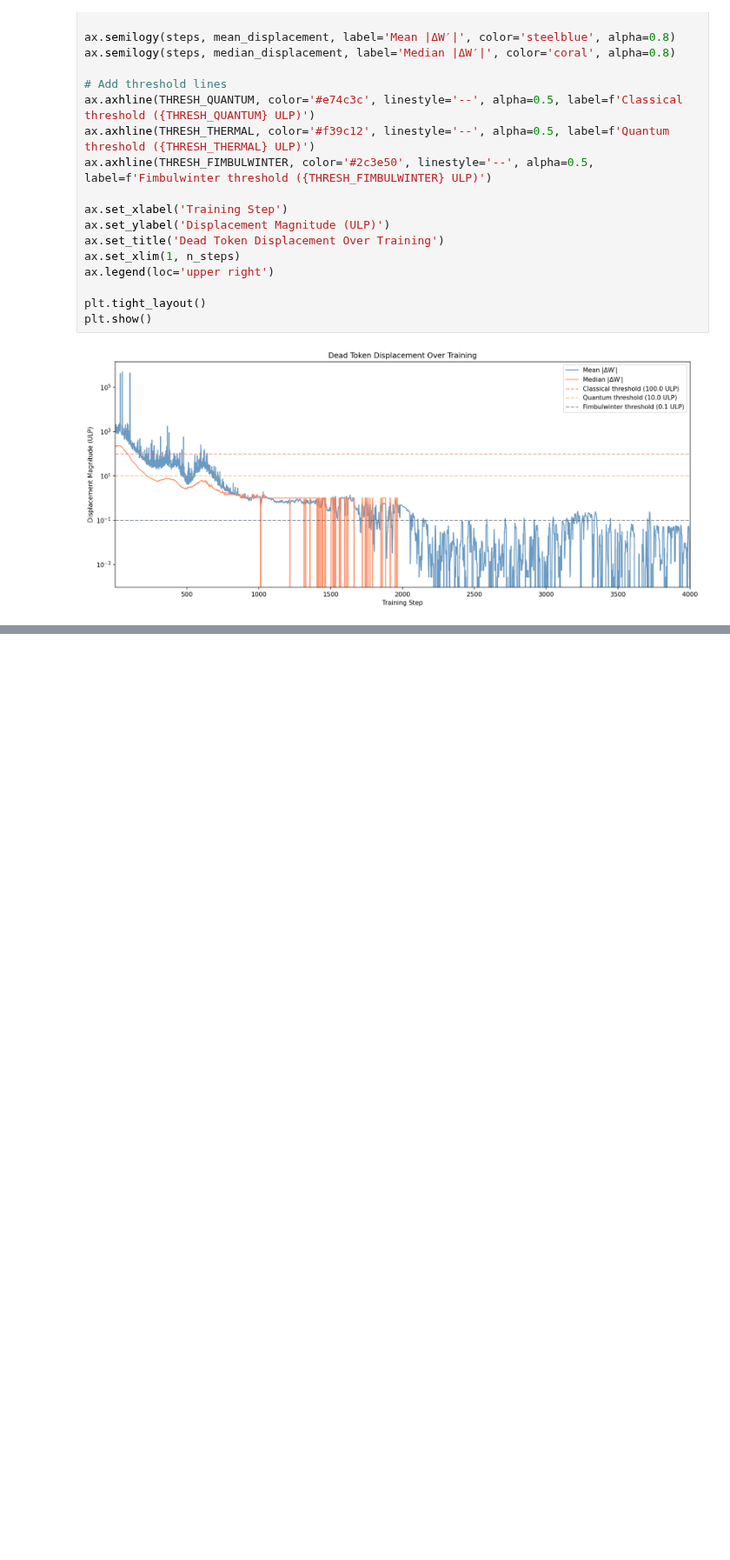
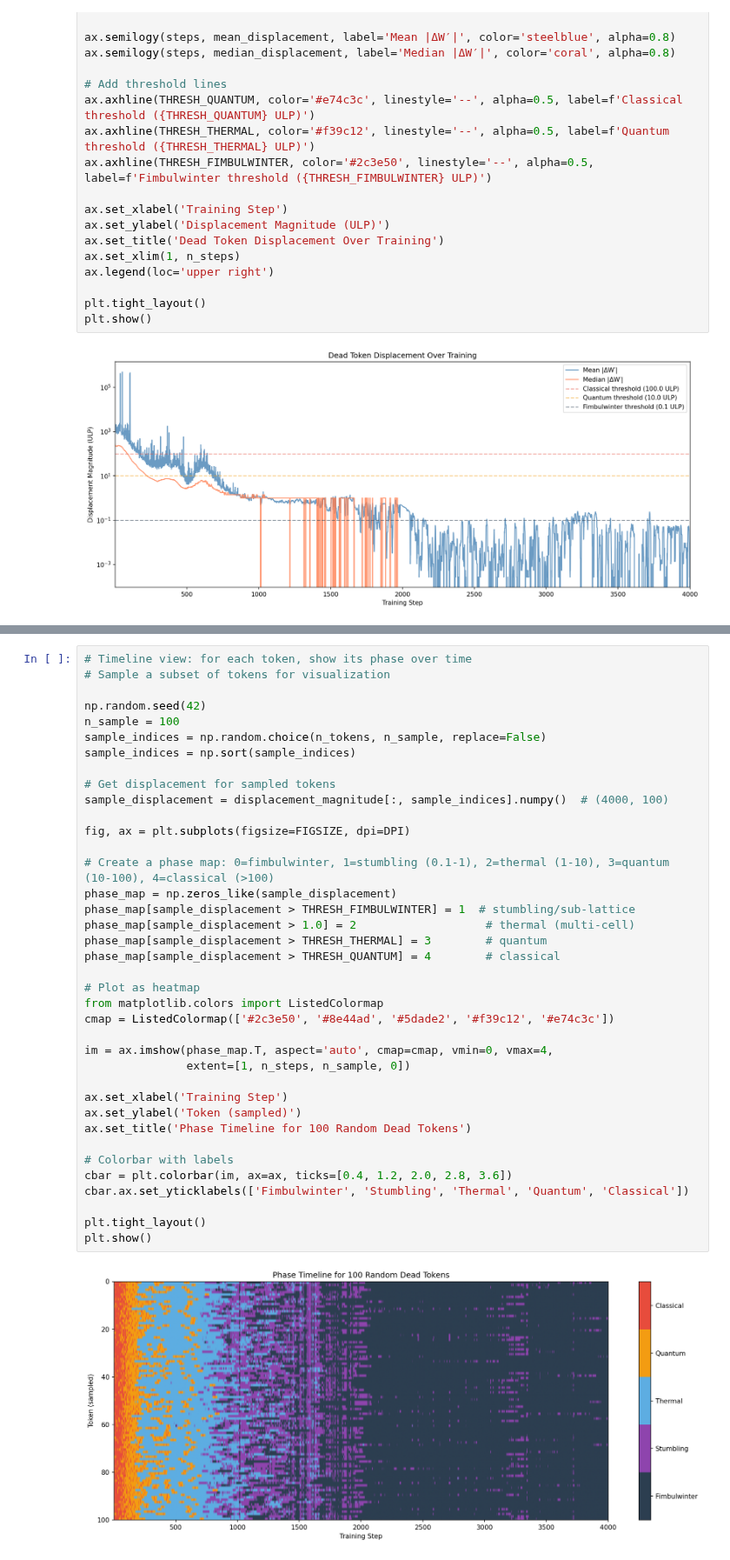
Before and after one commit to Embedding-Space/Azimuth_II, a Jupyter notebook: box_4/notebooks/analysis/phase_transitions.ipynb, the cells around one changed output, grey strips where cells are left out. Shown at 87% size. Saved outputs shown, nothing was run; the diff lists cells and outputs as text; blank space fills up the shorter version.

```diff
--- a/box_4/notebooks/analysis/phase_transitions.ipynb
+++ b/box_4/notebooks/analysis/phase_transitions.ipynb
@@ -197,0 +296,40 @@ plt.show()
+# %%
+# Timeline view: for each token, show its phase over time
+# Sample a subset of tokens for visualization
+
+np.random.seed(42)
+n_sample = 100
+sample_indices = np.random.choice(n_tokens, n_sample, replace=False)
+sample_indices = np.sort(sample_indices)
+
+# Get displacement for sampled tokens
+sample_displacement = displacement_magnitude[:, sample_indices].numpy()  # (4000, 100)
+
+fig, ax = plt.subplots(figsize=FIGSIZE, dpi=DPI)
+
+# Create a phase map: 0=fimbulwinter, 1=stumbling (0.1-1), 2=thermal (1-10), 3=quantum (10-100), 4=classical (>100)
+phase_map = np.zeros_like(sample_displacement)
+phase_map[sample_displacement > THRESH_FIMBULWINTER] = 1  # stumbling/sub-lattice
+phase_map[sample_displacement > 1.0] = 2                   # thermal (multi-cell)
+phase_map[sample_displacement > THRESH_THERMAL] = 3        # quantum
+phase_map[sample_displacement > THRESH_QUANTUM] = 4        # classical
+
+# Plot as heatmap
+from matplotlib.colors import ListedColormap
+cmap = ListedColormap(['#2c3e50', '#8e44ad', '#5dade2', '#f39c12', '#e74c3c'])
+
+im = ax.imshow(phase_map.T, aspect='auto', cmap=cmap, vmin=0, vmax=4,
+               extent=[1, n_steps, n_sample, 0])
+
+ax.set_xlabel('Training Step')
+ax.set_ylabel('Token (sampled)')
+ax.set_title('Phase Timeline for 100 Random Dead Tokens')
+
+# Colorbar with labels
+cbar = plt.colorbar(im, ax=ax, ticks=[0.4, 1.2, 2.0, 2.8, 3.6])
+cbar.ax.set_yticklabels(['Fimbulwinter', 'Stumbling', 'Thermal', 'Quantum', 'Classical'])
+
+plt.tight_layout()
+plt.show()
+# %% [output]
+[figure, added]
```
Also changed, not shown: parts of 4 cells of this notebook.
